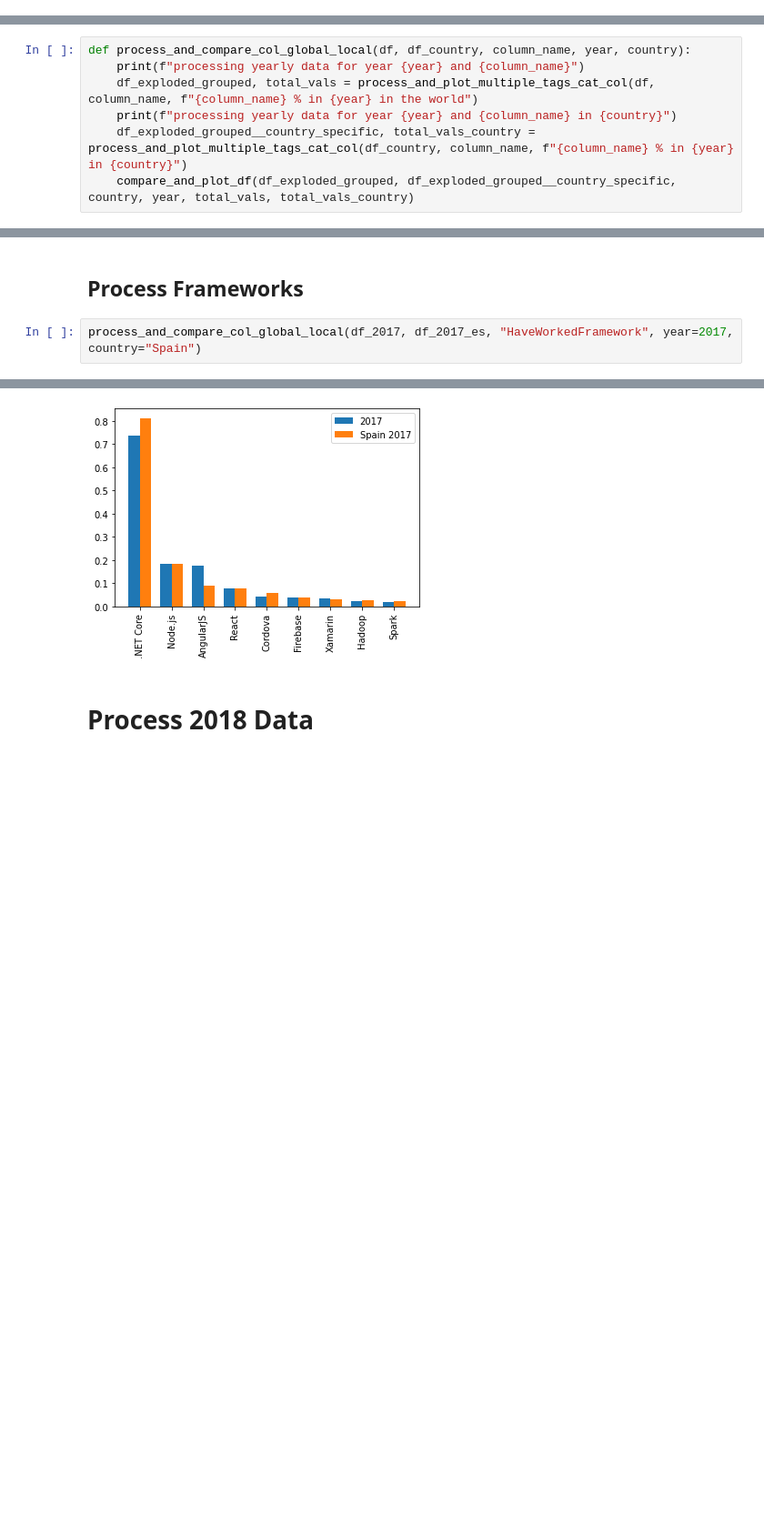
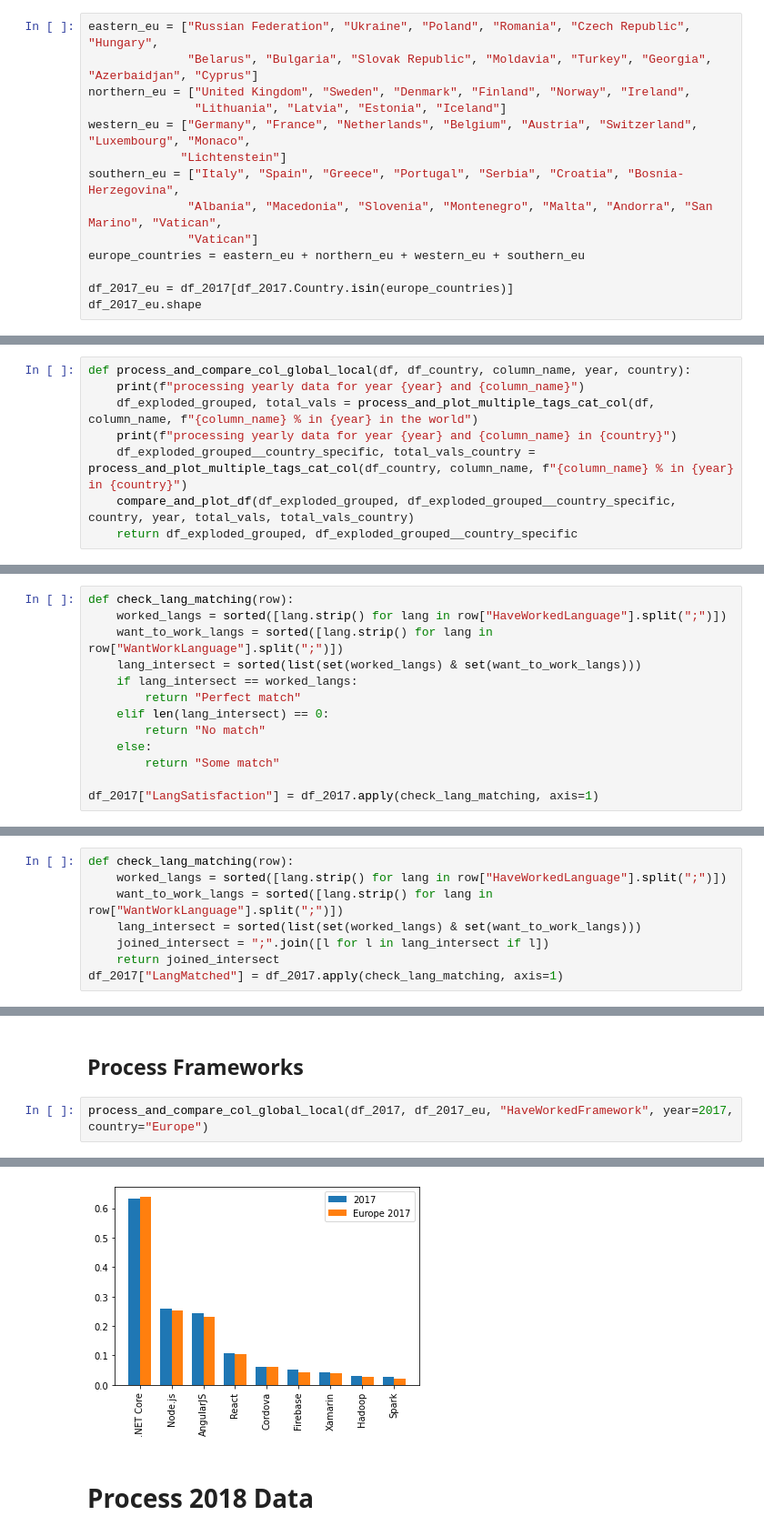
Before and after one commit to ju0gri/so-survey-data-analysis, a Jupyter notebook: project1_solution.ipynb, the cells around one changed output, grey strips where cells are left out. Shown at 91% size. Drawn from its saved outputs; the diff is of its cells as text; blank space fills up the shorter version.

```diff
--- a/project1_solution.ipynb
+++ b/project1_solution.ipynb
@@ -76,0 +73,14 @@ df_2017_es.shape
+# %%
+eastern_eu = ["Russian Federation", "Ukraine", "Poland", "Romania", "Czech Republic", "Hungary",
+              "Belarus", "Bulgaria", "Slovak Republic", "Moldavia", "Turkey", "Georgia", "Azerbaidjan", "Cyprus"]
+northern_eu = ["United Kingdom", "Sweden", "Denmark", "Finland", "Norway", "Ireland",
+               "Lithuania", "Latvia", "Estonia", "Iceland"]
+western_eu = ["Germany", "France", "Netherlands", "Belgium", "Austria", "Switzerland", "Luxembourg", "Monaco",
+             "Lichtenstein"]
+southern_eu = ["Italy", "Spain", "Greece", "Portugal", "Serbia", "Croatia", "Bosnia-Herzegovina",
+              "Albania", "Macedonia", "Slovenia", "Montenegro", "Malta", "Andorra", "San Marino", "Vatican",
+              "Vatican"]
+europe_countries = eastern_eu + northern_eu + western_eu + southern_eu
+
+df_2017_eu = df_2017[df_2017.Country.isin(europe_countries)]
+df_2017_eu.shape
@@ -254,4 +298,5 @@ def process_and_compare_col_global_local(df, df_country, column_name, year, coun
     print(f"processing yearly data for year {year} and {column_name} in {country}")
     df_exploded_grouped__country_specific, total_vals_country = process_and_plot_multiple_tags_cat_col(df_country, column_name, f"{column_name} % in {year} in {country}")
     compare_and_plot_df(df_exploded_grouped, df_exploded_grouped__country_specific, country, year, total_vals, total_vals_country)
+    return df_exploded_grouped, df_exploded_grouped__country_specific
 # %%
@@ -313,0 +454,13 @@ null entries for HaveWorkedLanguage: 0
+# %%
+def check_lang_matching(row):
+    worked_langs = sorted([lang.strip() for lang in row["HaveWorkedLanguage"].split(";")])
+    want_to_work_langs = sorted([lang.strip() for lang in row["WantWorkLanguage"].split(";")])
+    lang_intersect = sorted(list(set(worked_langs) & set(want_to_work_langs)))
+    if lang_intersect == worked_langs:
+        return "Perfect match"
+    elif len(lang_intersect) == 0:
+        return "No match"
+    else:
+        return "Some match"
+
+df_2017["LangSatisfaction"] = df_2017.apply(check_lang_matching, axis=1)
@@ -313,0 +474,8 @@ null entries for HaveWorkedLanguage: 0
+# %%
+def check_lang_matching(row):
+    worked_langs = sorted([lang.strip() for lang in row["HaveWorkedLanguage"].split(";")])
+    want_to_work_langs = sorted([lang.strip() for lang in row["WantWorkLanguage"].split(";")])
+    lang_intersect = sorted(list(set(worked_langs) & set(want_to_work_langs)))
+    joined_intersect = ";".join([l for l in lang_intersect if l])
+    return joined_intersect
+df_2017["LangMatched"] = df_2017.apply(check_lang_matching, axis=1)
@@ -314,7 +578,7 @@ null entries for HaveWorkedLanguage: 0
 # %% [markdown]
 ## Process Frameworks
 # %%
-process_and_compare_col_global_local(df_2017, df_2017_es, "HaveWorkedFramework", year=2017, country="Spain")
+process_and_compare_col_global_local(df_2017, df_2017_eu, "HaveWorkedFramework", year=2017, country="Europe")
 # %% [output]
 processing yearly data for year 2017 and HaveWorkedFramework
 null entries for HaveWorkedFramework: 0
@@ -355,4 +638,4 @@ null entries for HaveWorkedFramework: 0
-[figure, old version]
+[figure, new version]
 # %% [markdown]
 # Process 2018 Data
 # %%
```
Also changed, not shown: parts of 32 cells of this notebook.
